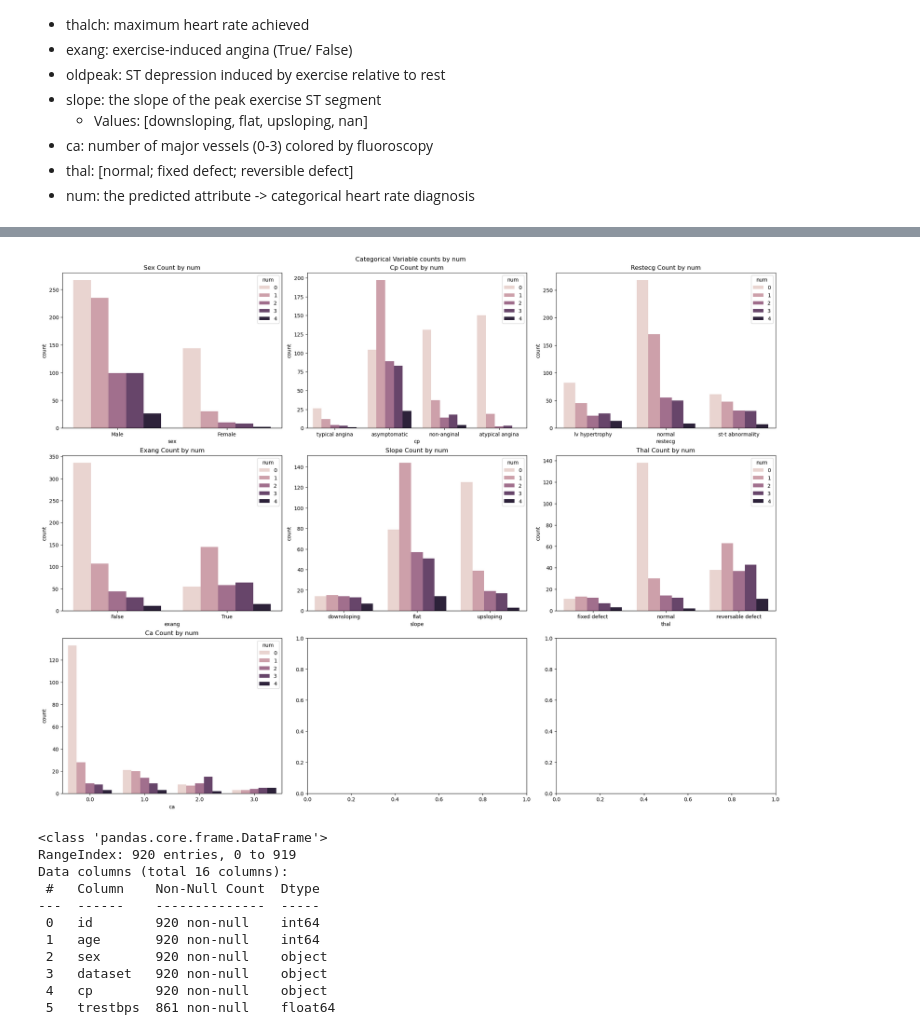
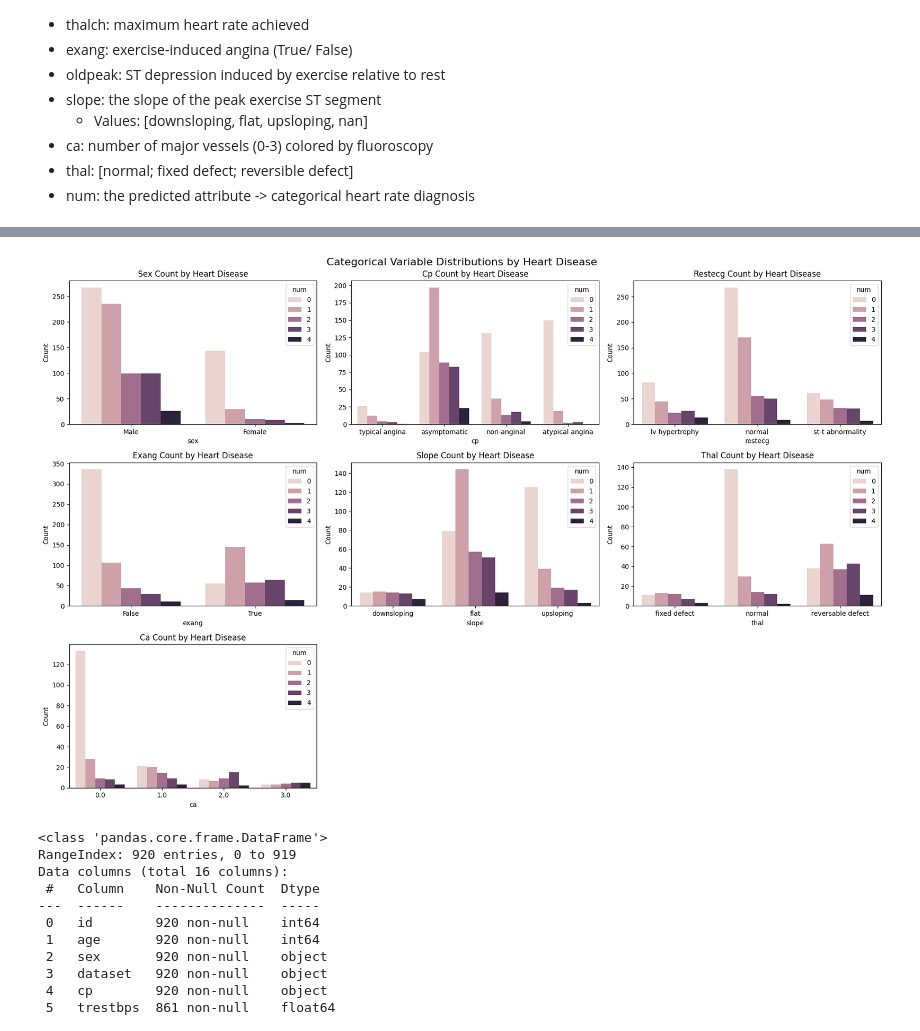
Before and after one commit to naihola49/heart_pred, a Jupyter notebook: project_notebook.ipynb, the cells around one changed output, grey strips where cells are left out. Drawn from its saved outputs; the diff is of its cells as text; code cells hidden in the pictures.

```diff
--- a/project_notebook.ipynb
+++ b/project_notebook.ipynb
@@ -118,10 +93,12 @@ plt.show()
 # %%
-# Boxplots
-fig, axes = plt.subplots(nrows=1, ncols=len(continuous_vars), figsize=(20, 5), constrained_layout=True)
+## Boxplots
+fig, axes = plt.subplots(nrows=1, ncols=len(continuous_vars), figsize=(20, 4))
 for i, var in enumerate(continuous_vars):
-    sns.boxplot(data=df, x='num', y=var, ax = axes[i])
-    axes[i].set_title(f'{var.capitalize()} Box Plot by num')
+    sns.boxplot(data=df, x='num', y=var, ax=axes[i])
+    axes[i].set_title(f'{var} by Heart Disease')
+    axes[i].set_xlabel('Heart Disease')
+    axes[i].set_ylabel(var)
 
-plt.suptitle('Continuous Variable Boxplots by num')
-plt.show()
+plt.suptitle('Distribution of Continuous Variables by Heart Disease', fontsize=16)
+plt.tight_layout()
 # %% [output]
@@ -129,17 +106,27 @@ plt.show()
 # %%
-# For categorical Variables
+# count plots for cat
 categorical_vars = ['sex', 'cp', 'restecg', 'exang', 'slope', 'thal', 'ca']
 
-fig, axes = plt.subplots(nrows=3, ncols=int(len(categorical_vars)/2), figsize=(20, 15), constrained_layout=True)
+n_cols = 3
+n_rows = int(np.ceil(len(categorical_vars) / n_cols))
+
+fig, axes = plt.subplots(nrows=n_rows, ncols=n_cols, figsize=(18, 12))
 axes = axes.flatten()
+
 for i, var in enumerate(categorical_vars):
-    sns.countplot(data=df, x=var, hue='num', ax = axes[i])
-    axes[i].set_title(f'{var.capitalize()} Count by num')
+    sns.countplot(data=df, x=var, hue='num', ax=axes[i])
+    axes[i].set_title(f'{var.capitalize()} Count by Heart Disease')
+    axes[i].set_xlabel(var)
+    axes[i].set_ylabel("Count")
 
-plt.suptitle('Categorical Variable counts by num')
-plt.show()
+# Hide any unused axes
+for j in range(i + 1, len(axes)):
+    axes[j].set_visible(False)
+
+fig.suptitle('Categorical Variable Distributions by Heart Disease', fontsize=16)
+plt.tight_layout()
 # %% [output]
-[figure, old version]
+[figure, new version]
 # %%
 print(df.info())
 # %% [output]
```
Also changed, not shown: parts of 6 cells of this notebook.
